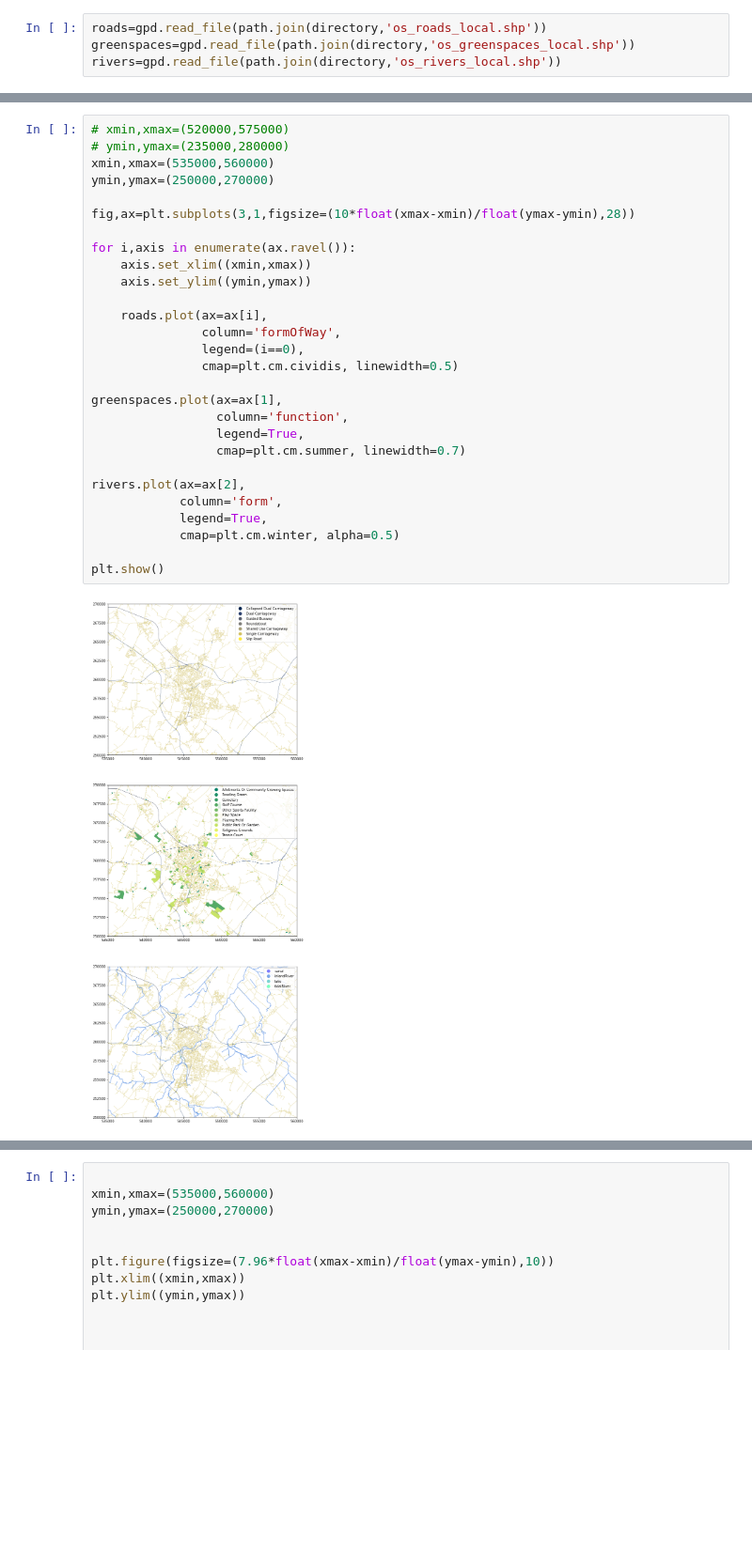
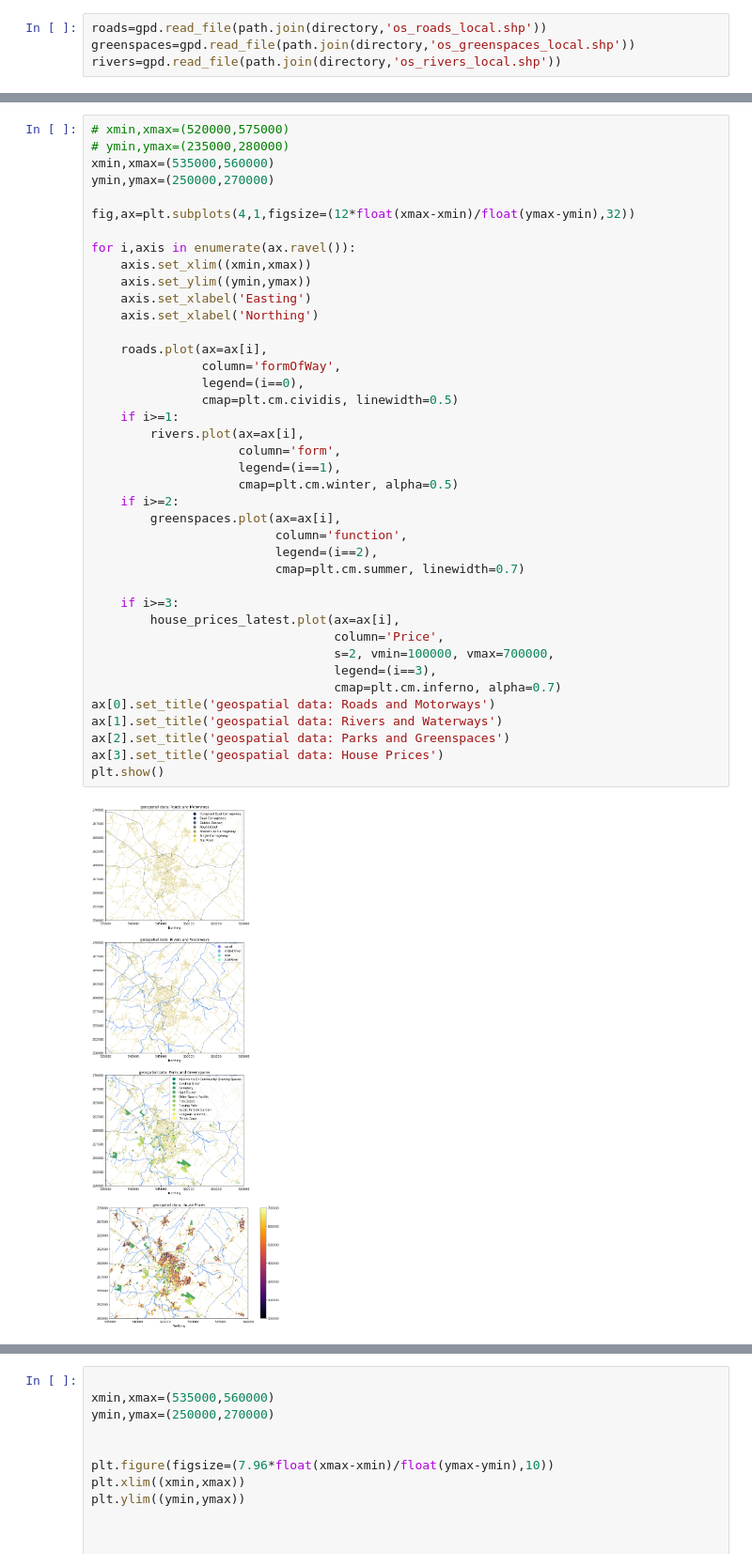
Before and after one commit to millerdw/millerdw.github.io, a Jupyter notebook: _notebooks/IllustratingThePoint_4/Visualisation.ipynb, the cells around one changed output, grey strips where cells are left out. Shown at 94% size. Drawn from its saved outputs; the diff is of its cells as text; blank space fills up the shorter version.

```diff
--- a/_notebooks/IllustratingThePoint_4/Visualisation.ipynb
+++ b/_notebooks/IllustratingThePoint_4/Visualisation.ipynb
@@ -461,30 +465,42 @@ rivers=gpd.read_file(path.join(directory,'os_rivers_local.shp'))
 # %%
 # xmin,xmax=(520000,575000)
 # ymin,ymax=(235000,280000)
 xmin,xmax=(535000,560000)
 ymin,ymax=(250000,270000)
 
-fig,ax=plt.subplots(3,1,figsize=(10*float(xmax-xmin)/float(ymax-ymin),28))
+fig,ax=plt.subplots(4,1,figsize=(12*float(xmax-xmin)/float(ymax-ymin),32))
 
 for i,axis in enumerate(ax.ravel()):
     axis.set_xlim((xmin,xmax))
     axis.set_ylim((ymin,ymax))
+    axis.set_xlabel('Easting')
+    axis.set_xlabel('Northing')
 
     roads.plot(ax=ax[i],
                column='formOfWay',
                legend=(i==0),
                cmap=plt.cm.cividis, linewidth=0.5)
+    if i>=1:
+        rivers.plot(ax=ax[i],
+                    column='form',
+                    legend=(i==1),
+                    cmap=plt.cm.winter, alpha=0.5)
+    if i>=2:
+        greenspaces.plot(ax=ax[i],
+                         column='function',
+                         legend=(i==2),
+                         cmap=plt.cm.summer, linewidth=0.7)
 
-greenspaces.plot(ax=ax[1],
-                 column='function',
-                 legend=True,
-                 cmap=plt.cm.summer, linewidth=0.7)
-
-rivers.plot(ax=ax[2],
-            column='form',
-            legend=True,
-            cmap=plt.cm.winter, alpha=0.5)
-
+    if i>=3:
+        house_prices_latest.plot(ax=ax[i],
+                                 column='Price',
+                                 s=2, vmin=100000, vmax=700000,
+                                 legend=(i==3),
+                                 cmap=plt.cm.inferno, alpha=0.7)
+ax[0].set_title('geospatial data: Roads and Motorways')
+ax[1].set_title('geospatial data: Rivers and Waterways')
+ax[2].set_title('geospatial data: Parks and Greenspaces')
+ax[3].set_title('geospatial data: House Prices')
 plt.show()
 # %% [output]
-[figure, old version]
+[figure, new version]
```
Also changed, not shown: parts of 11 cells of this notebook, 1 other file.
